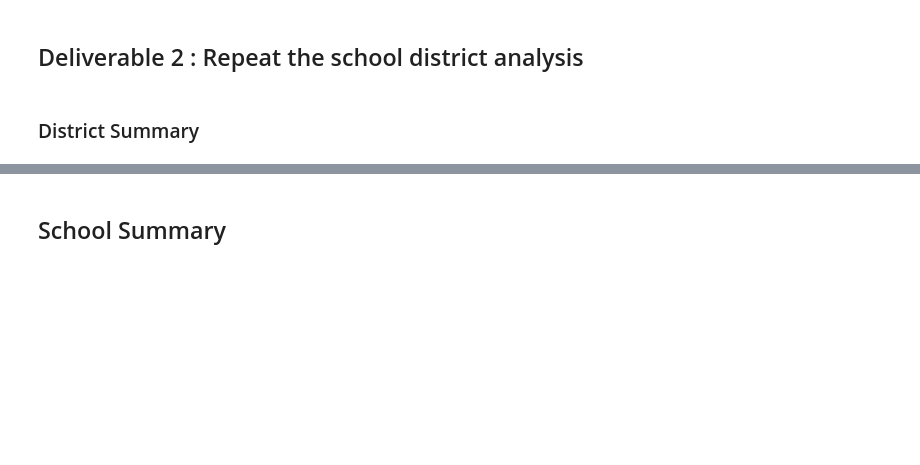
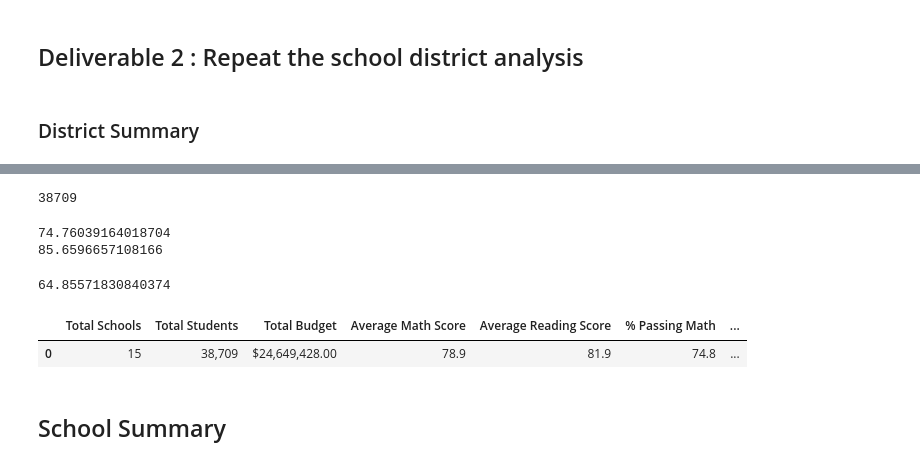
Before and after one commit to MattRiley78/School_District_Analysis, a Jupyter notebook: PyCitySchools_Challenge_starter_code.ipynb, the cells around one changed output, grey strips where cells are left out. Cells and saved outputs as stored; diff of their text form; code cells hidden in the pictures; blank space fills up the shorter version.

Commit message:
District Summary excluding THS 9th Grade.

```diff
--- a/PyCitySchools_Challenge_starter_code.ipynb
+++ b/PyCitySchools_Challenge_starter_code.ipynb
@@ -119,7 +119,8 @@ average_math_score = school_data_complete_df["math_score"].mean()
 # %%
 # Step 1. Get the number of students that are in ninth grade at Thomas High School.
 # These students have no grades.
-
+THS9thcount = student_data_df.loc[(student_data_df["school_name"] == "Thomas High School") &
+                                  (student_data_df["grade"] == "9th"),["Student ID"]].count()
 
 # Get the total student count
 student_count = school_data_complete_df["Student ID"].count()
@@ -127,12 +128,23 @@ student_count = school_data_complete_df["Student ID"].count()
 
 # Step 2. Subtract the number of students that are in ninth grade at
 # Thomas High School from the total student count to get the new total student count.
+stcountupdate = int(student_count - THS9thcount)
+stcountupdate
+# %% [output]
+38709
 # %%
 # Calculate the passing rates using the "clean_student_data".
 passing_math_count = school_data_complete_df[(school_data_complete_df["math_score"] >= 70)].count()["student_name"]
 passing_reading_count = school_data_complete_df[(school_data_complete_df["reading_score"] >= 70)].count()["student_name"]
 # %%
 # Step 3. Calculate the passing percentages with the new total student count.
+passing_math_percentage = passing_math_count / float(stcountupdate) * 100
+passing_reading_percentage = passing_reading_count / float(stcountupdate) * 100
+print(passing_math_percentage)
+print(passing_reading_percentage)
+# %% [output]
+74.76039164018704
+85.6596657108166
 # %%
 # Calculate the students who passed both reading and math.
 passing_math_reading = school_data_complete_df[(school_data_complete_df["math_score"] >= 70)
@@ -143,33 +155,40 @@ overall_passing_math_reading_count = passing_math_reading["student_name"].count(
 
 
 # Step 4.Calculate the overall passing percentage with new total student count.
+overall_pass_percentage = overall_passing_math_reading_count / float(stcountupdate) * 100
+overall_pass_percentage
+# %% [output]
+64.85571830840374
 # %%
 # Create a DataFrame
 district_summary_df = pd.DataFrame(
           [{"Total Schools": school_count,
-          "Total Students": student_count,
+          "Total Students": stcountupdate,
           "Total Budget": total_budget,
           "Average Math Score": average_math_score,
           "Average Reading Score": average_reading_score,
           "% Passing Math": passing_math_percentage,
-         "% Passing Reading": passing_reading_percentage,
-        "% Overall Passing": overall_passing_percentage}])
+          "% Passing Reading": passing_reading_percentage,
+          "% Overall Passing": overall_pass_percentage}])
 
 
 
 # Format the "Total Students" to have the comma for a thousands separator.
 district_summary_df["Total Students"] = district_summary_df["Total Students"].map("{:,}".format)
 # Format the "Total Budget" to have the comma for a thousands separator, a decimal separator and a "$".
 district_summary_df["Total Budget"] = district_summary_df["Total Budget"].map("${:,.2f}".format)
 # Format the columns.
 district_summary_df["Average Math Score"] = district_summary_df["Average Math Score"].map("{:.1f}".format)
 district_summary_df["Average Reading Score"] = district_summary_df["Average Reading Score"].map("{:.1f}".format)
 district_summary_df["% Passing Math"] = district_summary_df["% Passing Math"].map("{:.1f}".format)
 district_summary_df["% Passing Reading"] = district_summary_df["% Passing Reading"].map("{:.1f}".format)
 district_summary_df["% Overall Passing"] = district_summary_df["% Overall Passing"].map("{:.1f}".format)
 
 # Display the data frame
 district_summary_df
+# %% [output]
+|  | Total Schools | Total Students | Total Budget | Average Math Score | Average Reading Score | % Passing Math | ... |
+| 0 | 15 | 38,709 | $24,649,428.00 | 78.9 | 81.9 | 74.8 | ... |
 # %% [markdown]
 ##  School Summary
 # %%
```
Also changed, not shown: parts of 1 cell of this notebook.
